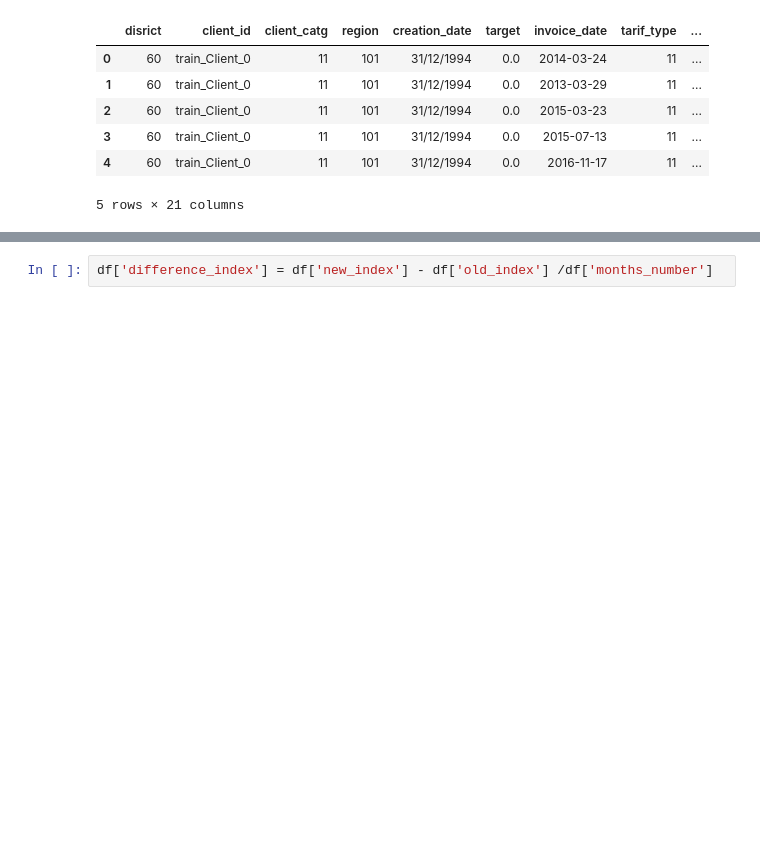
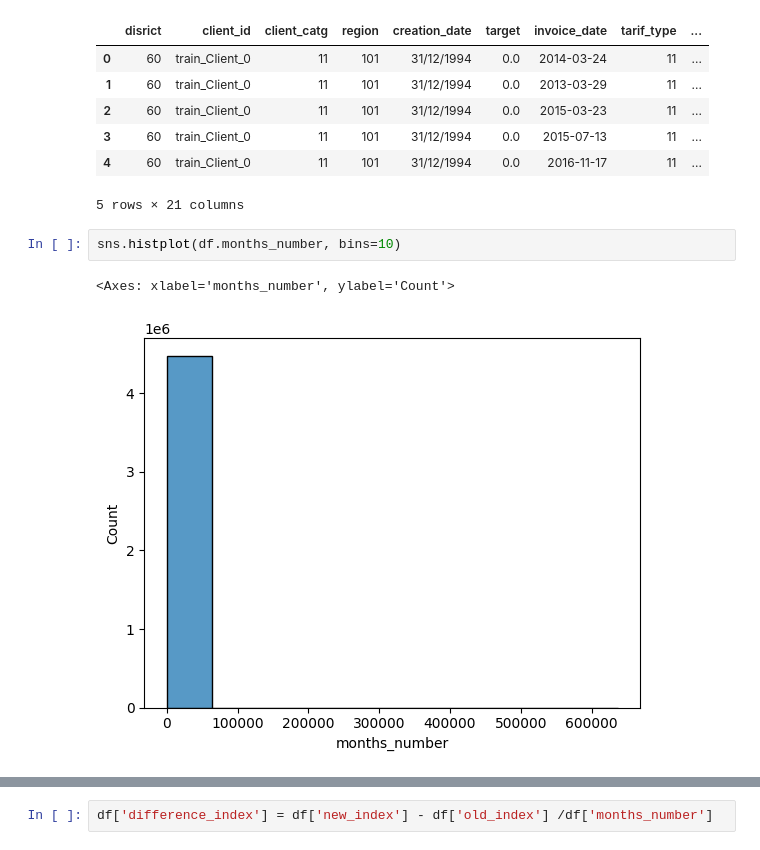
Before and after one commit to TomPreto/Fraud-Detection-ML, a Jupyter notebook: AW_fraud_detection.ipynb, the cells around one changed output, grey strips where cells are left out. Drawn from its saved outputs; the diff is of its cells as text; blank space fills up the shorter version.

```diff
--- a/AW_fraud_detection.ipynb
+++ b/AW_fraud_detection.ipynb
@@ -150,3 +142,8 @@ df.head()
 | 3 | 60 | train_Client_0 | 11 | 101 | 31/12/1994 | 0.0 | 2015-07-13 | 11 | ... |
 | 4 | 60 | train_Client_0 | 11 | 101 | 31/12/1994 | 0.0 | 2016-11-17 | 11 | ... |
 5 rows × 21 columns
+# %%
+sns.histplot(df.months_number, bins=10)
+# %% [output]
+<Axes: xlabel='months_number', ylabel='Count'>
+[figure, added]
```
Also changed, not shown: parts of 47 cells of this notebook, 1 other file.
